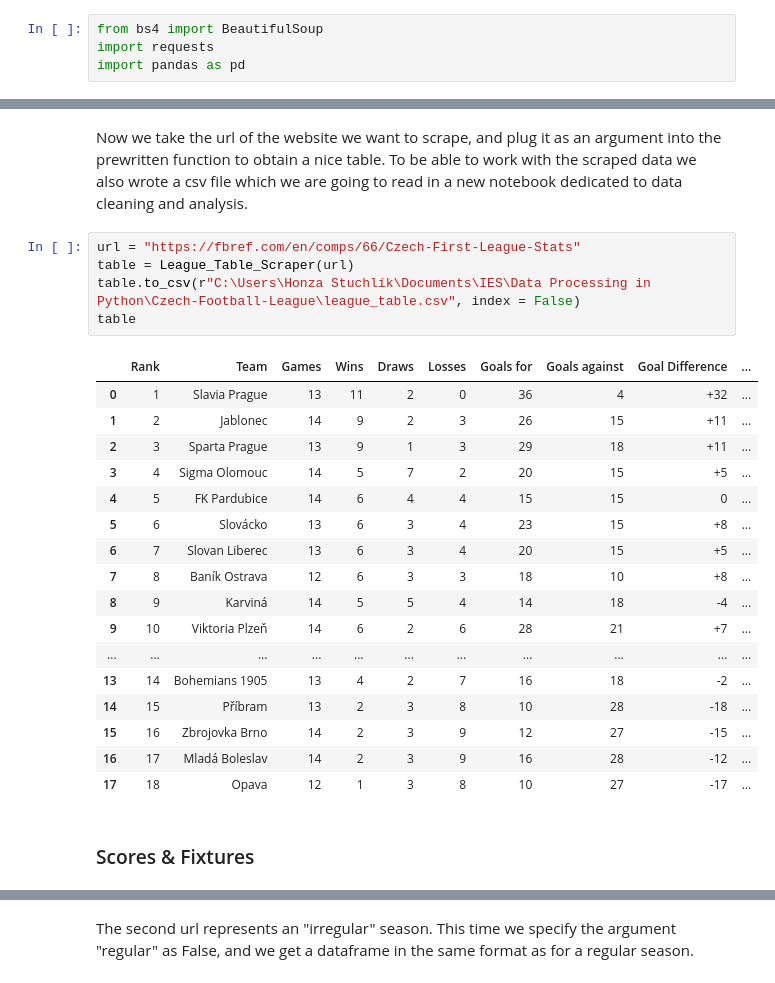
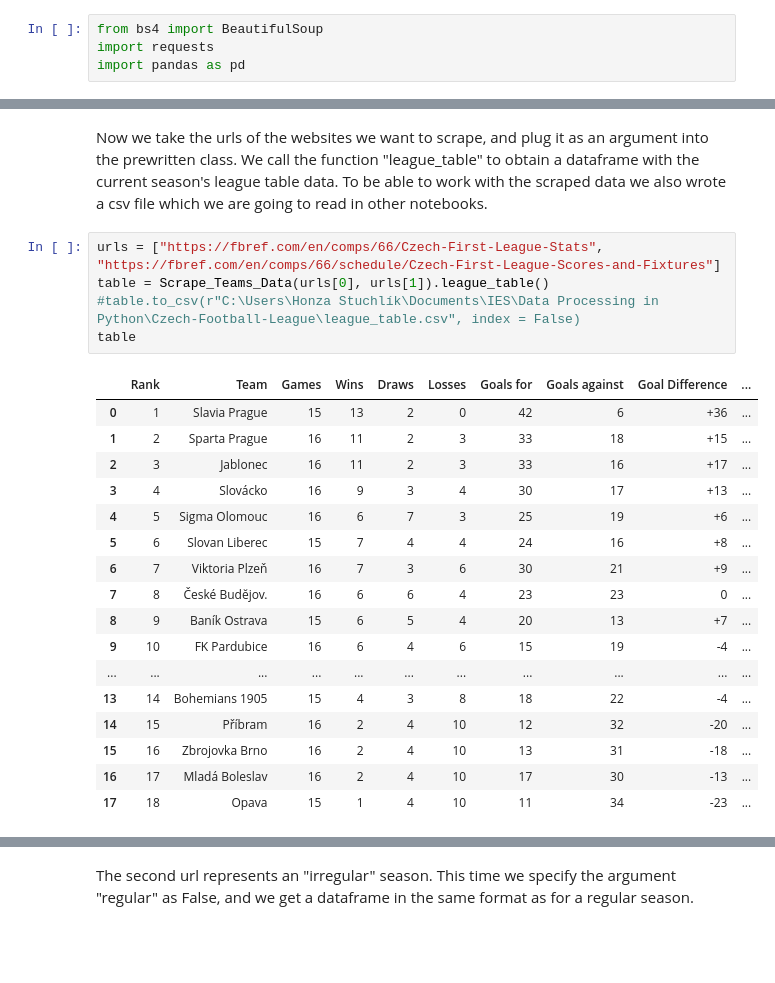
Before and after one commit to Johnymancvrk/Czech-Football-League, a Jupyter notebook: Teams_Table&Scores_Scraper.ipynb, the cells around one changed output, grey strips where cells are left out. Cells and saved outputs as stored; diff of their text form; blank space fills up the shorter version.

```diff
--- a/Teams_Table&Scores_Scraper.ipynb
+++ b/Teams_Table&Scores_Scraper.ipynb
@@ -63,27 +122,25 @@ def League_Table_Scraper(url):
 # %% [markdown]
-Now we take the url of the website we want to scrape, and plug it as an argument into the prewritten function to obtain a nice table. To be able to work with the scraped data we also wrote a csv file which we are going to read in a new notebook dedicated to data cleaning and analysis.
+Now we take the urls of the websites we want to scrape, and plug it as an argument into the prewritten class. We call the function "league_table" to obtain a dataframe with the current season's league table data. To be able to work with the scraped data we also wrote a csv file which we are going to read in other notebooks.
 # %%
-url = "https://fbref.com/en/comps/66/Czech-First-League-Stats"
-table = League_Table_Scraper(url)
-table.to_csv(r"C:\Users\Honza Stuchlík\Documents\IES\Data Processing in Python\Czech-Football-League\league_table.csv", index = False)
+urls = ["https://fbref.com/en/comps/66/Czech-First-League-Stats", "https://fbref.com/en/comps/66/schedule/Czech-First-League-Scores-and-Fixtures"]
+table = Scrape_Teams_Data(urls[0], urls[1]).league_table()
+#table.to_csv(r"C:\Users\Honza Stuchlík\Documents\IES\Data Processing in Python\Czech-Football-League\league_table.csv", index = False)
 table
 # %% [output]
 |  | Rank | Team | Games | Wins | Draws | Losses | Goals for | Goals against | Goal Difference | ... |
-| 0 | 1 | Slavia Prague | 13 | 11 | 2 | 0 | 36 | 4 | +32 | ... |
-| 1 | 2 | Jablonec | 14 | 9 | 2 | 3 | 26 | 15 | +11 | ... |
-| 2 | 3 | Sparta Prague | 13 | 9 | 1 | 3 | 29 | 18 | +11 | ... |
-| 3 | 4 | Sigma Olomouc | 14 | 5 | 7 | 2 | 20 | 15 | +5 | ... |
-| 4 | 5 | FK Pardubice | 14 | 6 | 4 | 4 | 15 | 15 | 0 | ... |
-| 5 | 6 | Slovácko | 13 | 6 | 3 | 4 | 23 | 15 | +8 | ... |
-| 6 | 7 | Slovan Liberec | 13 | 6 | 3 | 4 | 20 | 15 | +5 | ... |
-| 7 | 8 | Baník Ostrava | 12 | 6 | 3 | 3 | 18 | 10 | +8 | ... |
-| 8 | 9 | Karviná | 14 | 5 | 5 | 4 | 14 | 18 | -4 | ... |
-| 9 | 10 | Viktoria Plzeň | 14 | 6 | 2 | 6 | 28 | 21 | +7 | ... |
+| 0 | 1 | Slavia Prague | 15 | 13 | 2 | 0 | 42 | 6 | +36 | ... |
+| 1 | 2 | Sparta Prague | 16 | 11 | 2 | 3 | 33 | 18 | +15 | ... |
+| 2 | 3 | Jablonec | 16 | 11 | 2 | 3 | 33 | 16 | +17 | ... |
+| 3 | 4 | Slovácko | 16 | 9 | 3 | 4 | 30 | 17 | +13 | ... |
+| 4 | 5 | Sigma Olomouc | 16 | 6 | 7 | 3 | 25 | 19 | +6 | ... |
+| 5 | 6 | Slovan Liberec | 15 | 7 | 4 | 4 | 24 | 16 | +8 | ... |
+| 6 | 7 | Viktoria Plzeň | 16 | 7 | 3 | 6 | 30 | 21 | +9 | ... |
+| 7 | 8 | České Budĕjov. | 16 | 6 | 6 | 4 | 23 | 23 | 0 | ... |
+| 8 | 9 | Baník Ostrava | 15 | 6 | 5 | 4 | 20 | 13 | +7 | ... |
+| 9 | 10 | FK Pardubice | 16 | 6 | 4 | 6 | 15 | 19 | -4 | ... |
 | ... | ... | ... | ... | ... | ... | ... | ... | ... | ... | ... |
-| 13 | 14 | Bohemians 1905 | 13 | 4 | 2 | 7 | 16 | 18 | -2 | ... |
-| 14 | 15 | Příbram | 13 | 2 | 3 | 8 | 10 | 28 | -18 | ... |
-| 15 | 16 | Zbrojovka Brno | 14 | 2 | 3 | 9 | 12 | 27 | -15 | ... |
-| 16 | 17 | Mladá Boleslav | 14 | 2 | 3 | 9 | 16 | 28 | -12 | ... |
-| 17 | 18 | Opava | 12 | 1 | 3 | 8 | 10 | 27 | -17 | ... |
+| 13 | 14 | Bohemians 1905 | 15 | 4 | 3 | 8 | 18 | 22 | -4 | ... |
+| 14 | 15 | Příbram | 16 | 2 | 4 | 10 | 12 | 32 | -20 | ... |
+| 15 | 16 | Zbrojovka Brno | 16 | 2 | 4 | 10 | 13 | 31 | -18 | ... |
+| 16 | 17 | Mladá Boleslav | 16 | 2 | 4 | 10 | 17 | 30 | -13 | ... |
+| 17 | 18 | Opava | 15 | 1 | 4 | 10 | 11 | 34 | -23 | ... |
-# %% [markdown]
-### Scores & Fixtures
```
Also changed, not shown: parts of 13 cells of this notebook, 1 other file.
